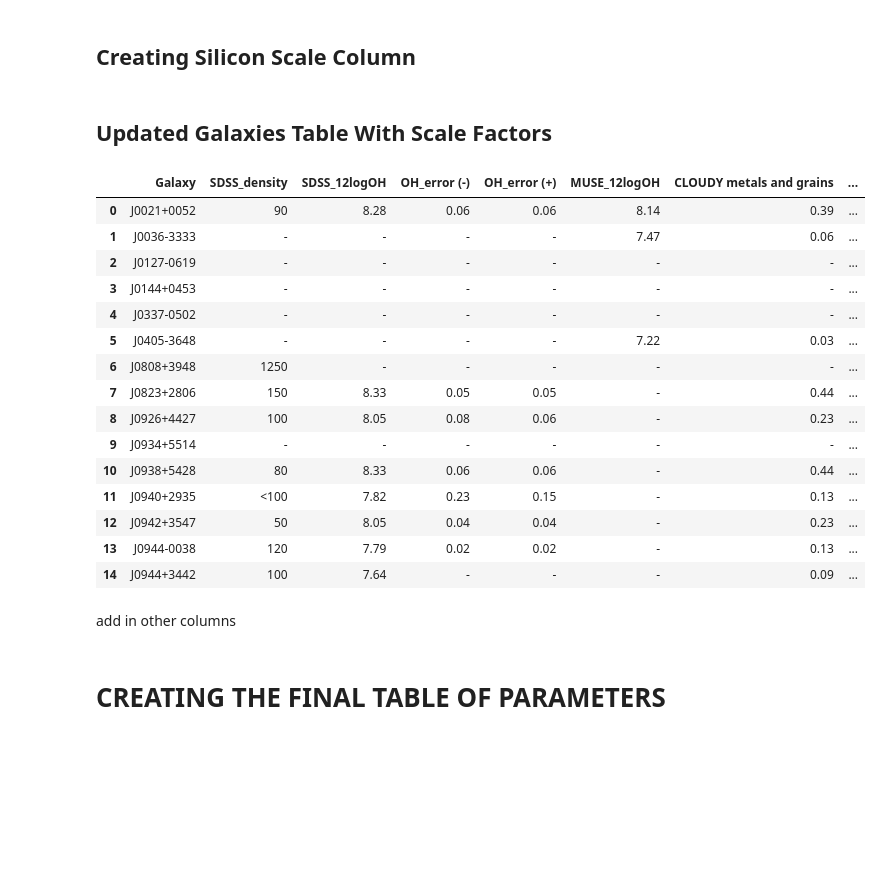
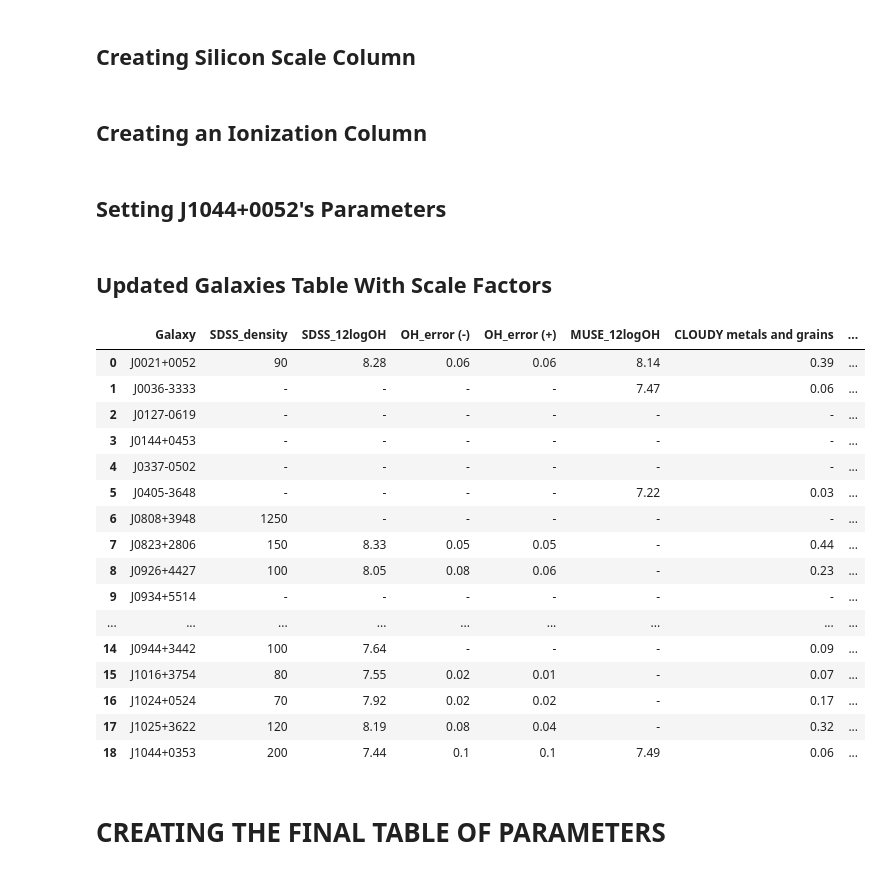
Before and after one commit to jat2211/Photoionization-Modeling, a Jupyter notebook: Galaxy Modeling.ipynb, the cells around one changed output. Saved outputs shown, nothing was run; the diff lists cells and outputs as text; code cells hidden in the pictures; blank space fills up the shorter version.

```diff
--- a/Galaxy Modeling.ipynb
+++ b/Galaxy Modeling.ipynb
@@ -242,7 +309,7 @@ for obj1, obj2 in zip(ele_df['CO_SDSS'], ele_df['CO_MUSE']):
     elif int(obj2) != 0:
         CO_scale_list.append(C_scale(obj2))
     else:
-        CO_scale_list.append(0.0)
+        CO_scale_list.append(1.00)
 
 galaxies['CO_scale'] = CO_scale_list
 # %% [markdown]
@@ -256,32 +323,46 @@ for obj1, obj2 in zip(ele_df['Si_SDSS'], ele_df['Si_MUSE']):
     elif int(obj2) != 0:
         SiO_scale_list.append(Si_scale(obj2))
     else:
-        SiO_scale_list.append(0.0)
+        SiO_scale_list.append(1.00)
 
 galaxies['SiO_scale'] = SiO_scale_list
+# %% [markdown]
+## Creating an Ionization Column
+# %%
+galaxies['Log U'] = ele_df['Log U']
+# %% [markdown]
+## Setting J1044+0052's Parameters
+# %%
+galaxies.iloc[18,1] = 200 # density
+galaxies.iloc[18,7] = 2.0 # log density
+galaxies.iloc[18,2] = 7.44
+galaxies.iloc[18,3] = 0.1
+galaxies.iloc[18,4] = 0.1
+galaxies.iloc[18,6] = find_metals(7.44)
+galaxies.iloc[18,8] = N_scale(-1.35)
+galaxies.iloc[18,9] = C_scale(-0.73)
 # %% [markdown]
 ## Updated Galaxies Table With Scale Factors
 # %%
-galaxies.head(15)
+galaxies.head(19)
 # %% [output]
 |  | Galaxy | SDSS_density | SDSS_12logOH | OH_error (-) | OH_error (+) | MUSE_12logOH | CLOUDY metals and grains | ... |
 | 0 | J0021+0052 | 90 | 8.28 | 0.06 | 0.06 | 8.14 | 0.39 | ... |
 | 1 | J0036-3333 | - | - | - | - | 7.47 | 0.06 | ... |
 | 2 | J0127-0619 | - | - | - | - | - | - | ... |
 | 3 | J0144+0453 | - | - | - | - | - | - | ... |
 | 4 | J0337-0502 | - | - | - | - | - | - | ... |
 | 5 | J0405-3648 | - | - | - | - | 7.22 | 0.03 | ... |
 | 6 | J0808+3948 | 1250 | - | - | - | - | - | ... |
 | 7 | J0823+2806 | 150 | 8.33 | 0.05 | 0.05 | - | 0.44 | ... |
 | 8 | J0926+4427 | 100 | 8.05 | 0.08 | 0.06 | - | 0.23 | ... |
 | 9 | J0934+5514 | - | - | - | - | - | - | ... |
-| 10 | J0938+5428 | 80 | 8.33 | 0.06 | 0.06 | - | 0.44 | ... |
-| 11 | J0940+2935 | <100 | 7.82 | 0.23 | 0.15 | - | 0.13 | ... |
-| 12 | J0942+3547 | 50 | 8.05 | 0.04 | 0.04 | - | 0.23 | ... |
-| 13 | J0944-0038 | 120 | 7.79 | 0.02 | 0.02 | - | 0.13 | ... |
+| ... | ... | ... | ... | ... | ... | ... | ... | ... |
 | 14 | J0944+3442 | 100 | 7.64 | - | - | - | 0.09 | ... |
+| 15 | J1016+3754 | 80 | 7.55 | 0.02 | 0.01 | - | 0.07 | ... |
+| 16 | J1024+0524 | 70 | 7.92 | 0.02 | 0.02 | - | 0.17 | ... |
+| 17 | J1025+3622 | 120 | 8.19 | 0.08 | 0.04 | - | 0.32 | ... |
+| 18 | J1044+0353 | 200 | 7.44 | 0.1 | 0.1 | 7.49 | 0.06 | ... |
-# %% [markdown]
-add in other columns
 # %% [markdown]
 # CREATING THE FINAL TABLE OF PARAMETERS
 # %% [markdown]
```
Also changed, not shown: parts of 52 cells of this notebook.
